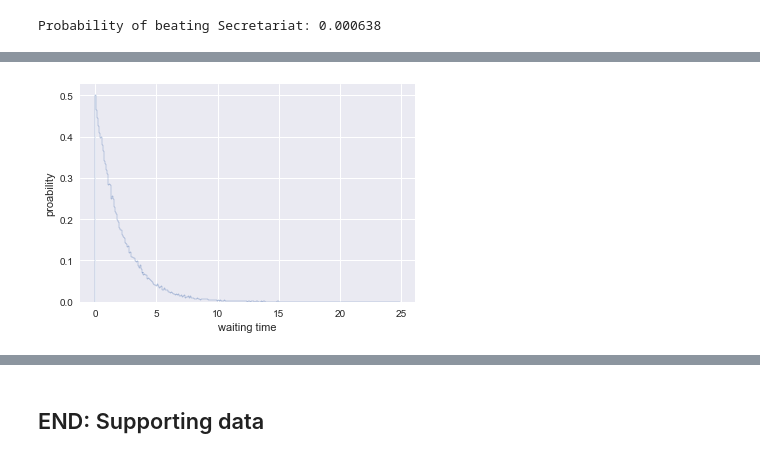
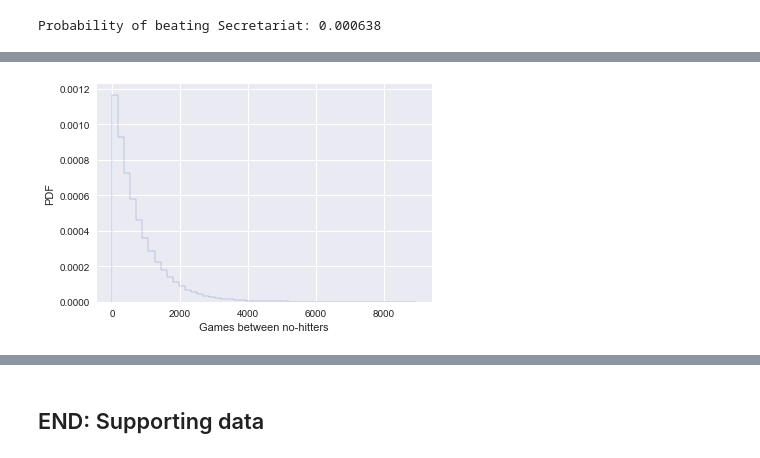
Before and after one commit to tjbergst/01_REF-notebooks, a Jupyter notebook: Stats_REF.ipynb, the cells around one changed output, grey strips where cells are left out. Saved outputs shown, nothing was run; the diff lists cells and outputs as text; code cells hidden in the pictures.

```diff
--- a/Stats_REF.ipynb
+++ b/Stats_REF.ipynb
@@ -326,13 +330,11 @@ Probability of beating Secretariat: 0.000638
 # %%
-samples = np.random.exponential(2,size=100000)
+np.random.seed(42)
+tau = np.mean(nohitter_times)
+samples = np.random.exponential(tau, 100000)
 
-_ = plt.hist(
-    samples,
-    bins=int(np.sqrt(len(samples))),
-    density=True,
-    histtype='step')
-plt.xlabel('waiting time')
-plt.ylabel('proability')
+_ = plt.hist(samples,bins=50,density=True,histtype='step')
+_ = plt.xlabel('Games between no-hitters')
+_ = plt.ylabel('PDF')
 plt.show()
 # %% [output]
-[figure, old version]
+[figure, new version]
```
Also changed, not shown: parts of 67 cells of this notebook, 3 other files.
